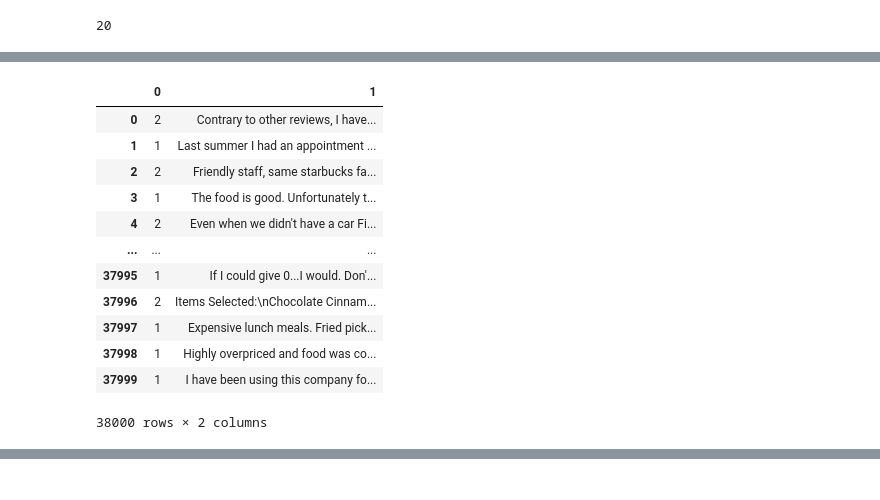
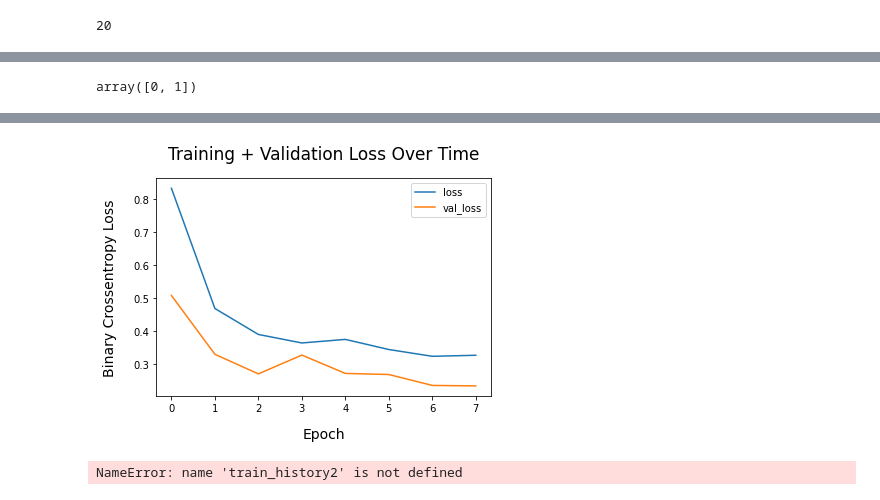
Before and after one commit to dev-ramesh/YelpReviews, a Jupyter notebook: Yelp_Reviews_Exploratory_Data_AnalysisGC.ipynb, the cells around one changed output, grey strips where cells are left out. Cells and saved outputs as stored; diff of their text form; code cells hidden in the pictures.

```diff
--- a/Yelp_Reviews_Exploratory_Data_AnalysisGC.ipynb
+++ b/Yelp_Reviews_Exploratory_Data_AnalysisGC.ipynb
@@ -99,8 +131,8 @@ print(df.shape)
 # %%
 # Generate 80-20 train-validation splits
-X_train, X_valid, y_train, y_valid = train_test_split(df[1],
-                                                      df[0],
+X_train, X_valid, y_train, y_valid = train_test_split(df["Comment"],
+                                                      df["Result"],
                                                       train_size=0.8,
-                                                      stratify=df[0],
+                                                      stratify=df['Result'],
                                                       shuffle=True,
                                                       random_state=42)
@@ -126,13 +166,16 @@ def batch_encode(tokenizer=[], texts=pd.Series([]), batch_size=256, max_length=5
 
     for i in range(0, len(texts), batch_size):
         batch = texts[i:i+batch_size]
-        inputs = tokenizer.batch_encode_plus(batch,
+        inputs = tokenizer.batch_encode_plus(batch,add_special_tokens = True,
                                              max_length=max_length,
                                              padding='longest', #implements dynamic padding
                                              truncation=True,
                                              return_attention_mask=True,
                                              return_token_type_ids=False
                                              )
+#         print("Tokenizing")
+#         print(inputs)
+#         print("\n")
         input_ids.extend(inputs['input_ids'])
         attention_mask.extend(inputs['attention_mask'])
 
@@ -153,18 +196,18 @@ X_valid_ids, X_valid_attention = batch_encode(tokenizer, X_valid.tolist())
 
 
 # Encode X_test
-X_test_ids, X_test_attention = batch_encode(tokenizer, test[1].tolist())
+X_test_ids, X_test_attention = batch_encode(tokenizer, test['Comment'].tolist())
 
 ########## Ensure reproducibility ##########
 # Set parameters:
 params = {'MAX_LENGTH': 128,
-          'EPOCHS': 6,
-          'LEARNING_RATE': 5e-5,
+          'EPOCHS': 8,
+          'LEARNING_RATE': 0.01, # 3e-5
           'FT_EPOCHS': 6,
           'OPTIMIZER': 'adam',
-          'FT_LEARNING_RATE': 2e-5,
+          'FT_LEARNING_RATE': 0.005,
           'BATCH_SIZE': 64,
-          'NUM_STEPS': len(X_train.index) // 64,
+          'NUM_STEPS':  16,
           'DISTILBERT_DROPOUT': 0.2,
           'DISTILBERT_ATT_DROPOUT': 0.2,
           'LAYER_DROPOUT': 0.2,
@@ -391,16 +429,23 @@ ROC-AUC:    0.5
-# %%
-test
-# %% [output]
-|  | 0 | 1 |
-| 0 | 2 | Contrary to other reviews, I have... |
-| 1 | 1 | Last summer I had an appointment ... |
-| 2 | 2 | Friendly staff, same starbucks fa... |
-| 3 | 1 | The food is good. Unfortunately t... |
-| 4 | 2 | Even when we didn't have a car Fi... |
-| ... | ... | ... |
-| 37995 | 1 | If I could give 0...I would. Don'... |
-| 37996 | 2 | Items Selected:\nChocolate Cinnam... |
-| 37997 | 1 | Expensive lunch meals. Fried pick... |
-| 37998 | 1 | Highly overpriced and food was co... |
-| 37999 | 1 | I have been using this company fo... |
-38000 rows × 2 columns
+# %%
+np.unique(y_pred_thresh)
+# %% [output]
+array([0, 1])
+# %%
+
+# Build train_history
+# history_df1 = pd.DataFrame(train_history1.history)
+# history_df2 = pd.DataFrame(train_history2.history)
+# history_df = history_df1.append(history_df2, ignore_index=True)
+
+history_df = pd.DataFrame(train_history1.history)
+
+# Plot training and validation loss over each epoch
+history_df.loc[:, ['loss', 'val_loss']].plot()
+plt.title(label='Training + Validation Loss Over Time', fontsize=17, pad=19)
+plt.xlabel('Epoch', labelpad=14, fontsize=14)
+plt.ylabel('Binary Crossentropy Loss', labelpad=16, fontsize=14)
+print("Minimum Validation Loss: {:0.4f}".format(history_df['val_loss'].min()))
+
+# Save figure
+plt.savefig('balanced_trainvalloss_16STEP_8EPOCH.png', dpi=300.0, transparent=True)
+# %% [output]
@@ -407,5 +453,6 @@ test
+[figure, added]
 # %%
-In [ ]:
+
 # Build train_history
 history_df1 = pd.DataFrame(train_history1.history)
 history_df2 = pd.DataFrame(train_history2.history)
@@ -419,7 +466,9 @@ plt.ylabel('Binary Crossentropy Loss', labelpad=16, fontsize=14)
 print("Minimum Validation Loss: {:0.4f}".format(history_df['val_loss'].min()))
 
 # Save figure
-plt.savefig('figures/balanced_trainvalloss.png', dpi=300.0, transparent=True)
+plt.savefig('balanced_trainvalloss_16STEP_8EPOCH_Full.png', dpi=300.0, transparent=True)
+# %% [output]
+NameError: name 'train_history2' is not defined
 # %%
 # Plot confusion matrix
 skplt.metrics.plot_confusion_matrix(y_test.to_list(),
```
Also changed, not shown: parts of 22 cells of this notebook.
